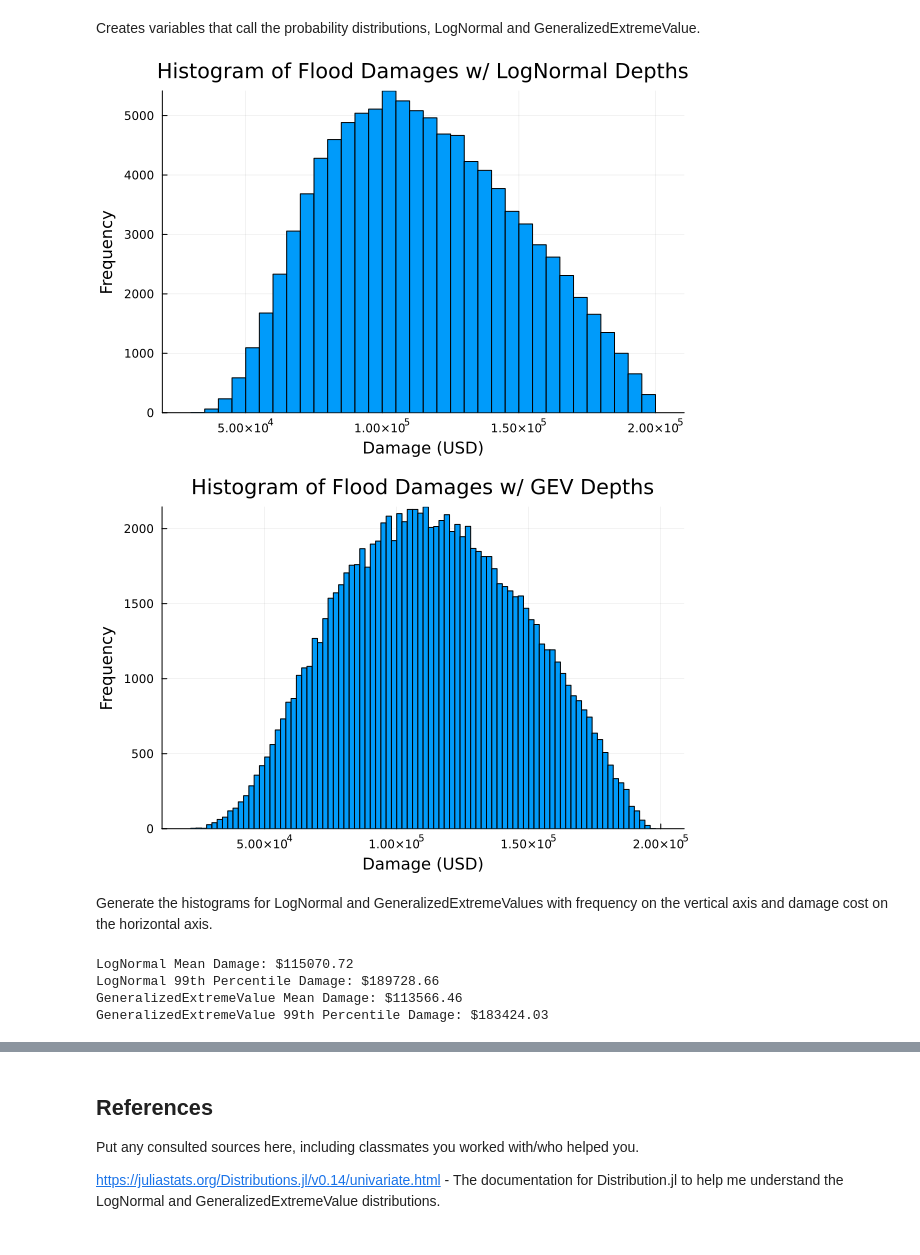
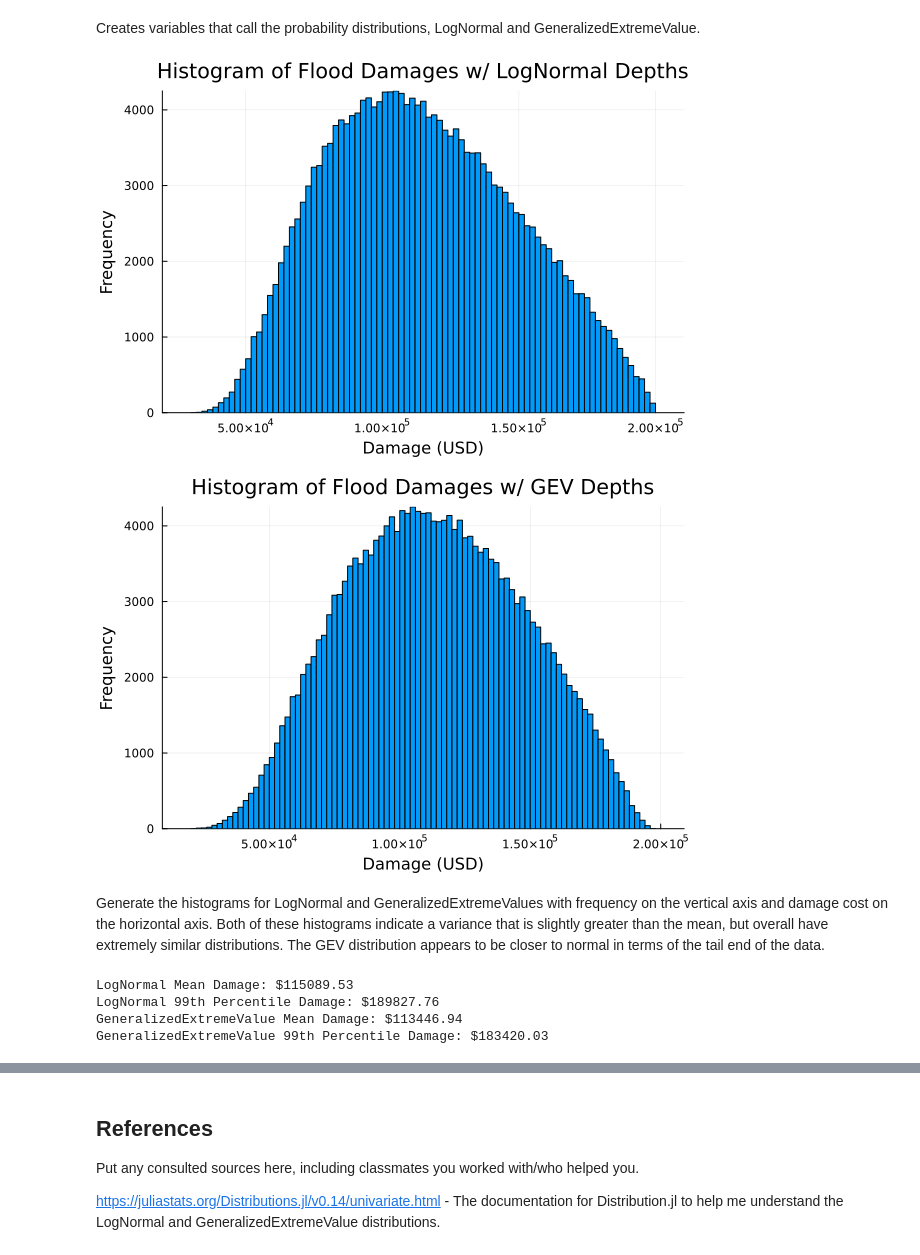
Before and after one commit to BEE4750-FA25/lab-2-pdc76, a Jupyter notebook: lab02.ipynb, the cells around one changed output, grey strips where cells are left out. Saved outputs shown, nothing was run; the diff lists cells and outputs as text; code cells hidden in the pictures.

```diff
--- a/lab02.ipynb
+++ b/lab02.ipynb
@@ -193,36 +193,36 @@ GeneralizedExtremeValue{Float64}(μ=3.0, σ=0.9, ξ=-0.15)
 # %% [markdown]
 Creates variables that call the probability distributions, LogNormal and GeneralizedExtremeValue.
 # %%
-#Simulate 100000 heights for each of the distributions
-log_normal_heights = rand(log_normal, 100000)
+#Simulate 200000 heights for each of the distributions
+log_normal_heights = rand(log_normal, 200000)
 log_damages = damage.(log_normal_heights)
 
-generalized_ev_heights = rand(generalized_ev, 100000)
+generalized_ev_heights = rand(generalized_ev, 200000)
 gev_damages = damage.(generalized_ev_heights)
 
 # LogNormal damages histogram
 log_graph = histogram(
     log_damages;
     xlabel="Damage (USD)",
     ylabel="Frequency",
     title="Histogram of Flood Damages w/ LogNormal Depths",
     legend=false)
 
 # GEV damages histogram
 ev_graph = histogram(
     gev_damages;
     xlabel="Damage (USD)",
     ylabel="Frequency",
     title="Histogram of Flood Damages w/ GEV Depths",
     legend=false)
 
 display(log_graph)
 display(ev_graph)
 # %% [output]
-[figure, old version]
+[figure, new version]
-[figure, old version]
+[figure, new version]
 # %% [markdown]
-Generate the histograms for LogNormal and GeneralizedExtremeValues with frequency on the vertical axis and damage cost on the horizontal axis.
+Generate the histograms for LogNormal and GeneralizedExtremeValues with frequency on the vertical axis and damage cost on the horizontal axis. Both of these histograms indicate a variance that is slightly greater than the mean, but overall have extremely similar distributions. The GEV distribution appears to be closer to normal in terms of the tail end of the data.
 # %%
 # Calculate the statistics for mean and 99th quantile
 #Log statistics
@@ -239,7 +239,7 @@ println("LogNormal 99th Percentile Damage: \$$(round(log_quant, digits=2))")
 println("GeneralizedExtremeValue Mean Damage: \$$(round(gev_mean, digits=2))")
 println("GeneralizedExtremeValue 99th Percentile Damage: \$$(round(gev_quant, digits=2))")
 # %% [output]
-LogNormal Mean Damage: $115070.72
-LogNormal 99th Percentile Damage: $189728.66
-GeneralizedExtremeValue Mean Damage: $113566.46
-GeneralizedExtremeValue 99th Percentile Damage: $183424.03
+LogNormal Mean Damage: $115089.53
+LogNormal 99th Percentile Damage: $189827.76
+GeneralizedExtremeValue Mean Damage: $113446.94
+GeneralizedExtremeValue 99th Percentile Damage: $183420.03
```
Also changed, not shown: parts of 2 cells of this notebook.
